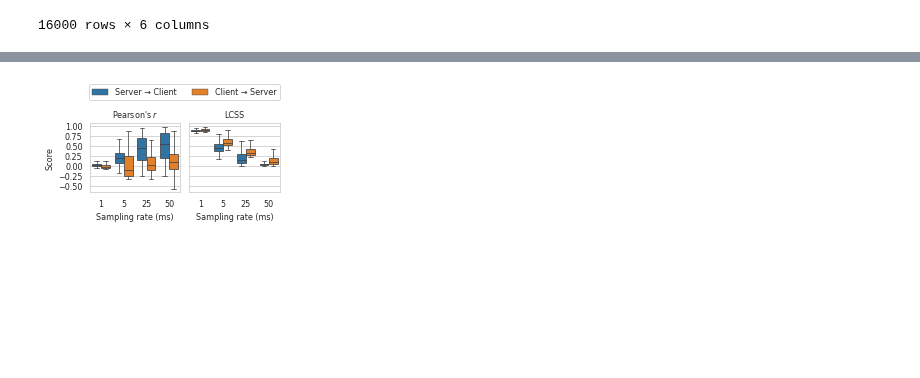
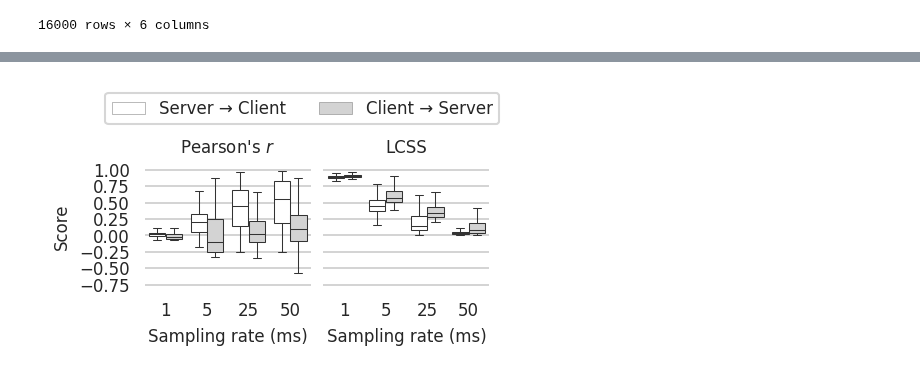
Before and after one commit to jpcsmith/qcsd-experiments, a Jupyter notebook: workflow/notebooks/plot-scores.ipynb, the cells around one changed output, grey strips where cells are left out. Drawn from its saved outputs; the diff is of its cells as text; code cells hidden in the pictures; blank space fills up the shorter version.

```diff
--- a/workflow/notebooks/plot-scores.ipynb
+++ b/workflow/notebooks/plot-scores.ipynb
@@ -16,12 +17,14 @@ SCORES_FILE = "../../results/shaping-eval/tamaraw/scores.csv"
 OUTPUT_FILE = pathlib.Path("/tmp/plot.png")
 MIN_PKT_SIZE = 0
 WITH_LEGEND = True
+YLABELS_AT = 0.25
 
 if "snakemake" in globals():
     SCORES_FILE = snakemake.input[0]
     OUTPUT_FILE = pathlib.Path(snakemake.output[0])
-    MIN_PKT_SIZE = snakemake.params.get("min_pkt_size", 0)
-    WITH_LEGEND = snakemake.params.get("with_legend", False)
+    MIN_PKT_SIZE = snakemake.params.get("min_pkt_size", MIN_PKT_SIZE)
+    WITH_LEGEND = snakemake.params.get("with_legend", WITH_LEGEND)
+    YLABELS_AT = snakemake.params.get("ylabels_at", YLABELS_AT)
 # %%
 data = pd.melt(pd.read_csv(SCORES_FILE), id_vars=["sample", "rate", "dir", "min_pkt_size"], var_name="metric")
 data = data[data["min_pkt_size"] == MIN_PKT_SIZE]
@@ -78,28 +81,52 @@ metric_label = {
 }
 
 def plot(data):
-    fig, axes = plt.subplots(1, 2, sharey=True, sharex=True, figsize=(3.5, 1.8), squeeze=False)
-    display(data.groupby(["metric", "Direction", RATE_COL]).median())
+    fig, axes = plt.subplots(1, 2, sharey=True, sharex=True, figsize=(3.5 * .9, 1.8 * .9), squeeze=False, dpi=150)
+    # display(data.groupby(["metric", "Direction", RATE_COL]).median())
 
+    ylim_bottom = 0
     for metric, ax in zip(["pearsonr", "lcss"], axes.ravel()):
-        plot_data = data[data["metric"] == metric]
-        sns.boxplot(data=plot_data, x=RATE_COL, y="Score", hue="Direction", showfliers=False, ax=ax, linewidth=0.75)
+        c = "#333333"
+        sns.boxplot(
+            data=data[data["metric"] == metric], x=RATE_COL, y="Score", hue="Direction",
+            showfliers=False, ax=ax, linewidth=0.5, palette=["white", "lightgrey"],
+            boxprops=dict(edgecolor=c),
+            whiskerprops=dict(color=c),
+            capprops=dict(color=c),
+            medianprops=dict(color=c),
+        )
+
+        ax.set_title(metric_label[metric])
+        # ax.set_xlabel(None)
+        ax.set_ylabel(None)
         ax.get_legend().remove()
-        ax.set_title(metric_label[metric])
 
-        ylim = ax.get_ylim()
-        ax.set_yticks([-0.5, -0.25, 0, 0.25, 0.5, .75, 1.0])
-        ax.yaxis.set_major_locator(ticker.MultipleLocator(0.25))
-    handles, labels = ax.get_legend_handles_labels()
+        ax.yaxis.set_major_locator(ticker.MultipleLocator(YLABELS_AT))
+        ax.yaxis.set_minor_locator(ticker.MultipleLocator(0.25))
+        ax.grid(True, axis="y", which="both")
+
+        ylim_bottom = min(ylim_bottom, math.floor(ax.get_ylim()[0] * 4) / 4)
+
+    axes[0][0].set_ylabel("Score")
+    ax.set_ylim(ylim_bottom * 1.05)
+
+    # Format the axes spacing
+    # Must come before the addition of the
+    sns.despine(left=True, bottom=True)
+    fig.tight_layout(w_pad=.75)
+    fig.subplots_adjust(wspace=None, hspace=None)
+
+    # Use a large, hidden axis to set a common x-axis label
+    # meta_ax = fig.add_subplot(111, frameon=False)
+    # meta_ax.tick_params(labelcolor='none', which='both', top=False, bottom=False, left=False, right=False)
+    # meta_ax.xaxis.set_major_locator(ticker.NullLocator())
+    # meta_ax.yaxis.set_major_locator(ticker.NullLocator())
+    # meta_ax.grid(False, which="both", axis="both")
+    # meta_ax.set_xlabel(RATE_COL, labelpad=20)
+
     if WITH_LEGEND:
-        fig.legend(handles, labels, loc='upper right', bbox_to_anchor=(.98, 1.15), ncol=2)
-
-    for ax in axes.ravel():
-        ax.set_ylim(ylim)
-
-    for ax in axes[:, 1:].ravel():
-        ax.set_ylabel(None)
-    fig.tight_layout(h_pad=0.5)
+        handles, labels = ax.get_legend_handles_labels()
+        fig.legend(handles, labels, loc='upper right', bbox_to_anchor=(1, 1.15), ncol=2)
 
     return fig
 
@@ -128 +137 @@ fig.savefig(OUTPUT_FILE.with_suffix(".pgf"), backend="pgf", bbox_inches="tight")
-[figure, old version]
+[figure, new version]
```
Also changed, not shown: parts of 2 cells of this notebook, 5 other files.
